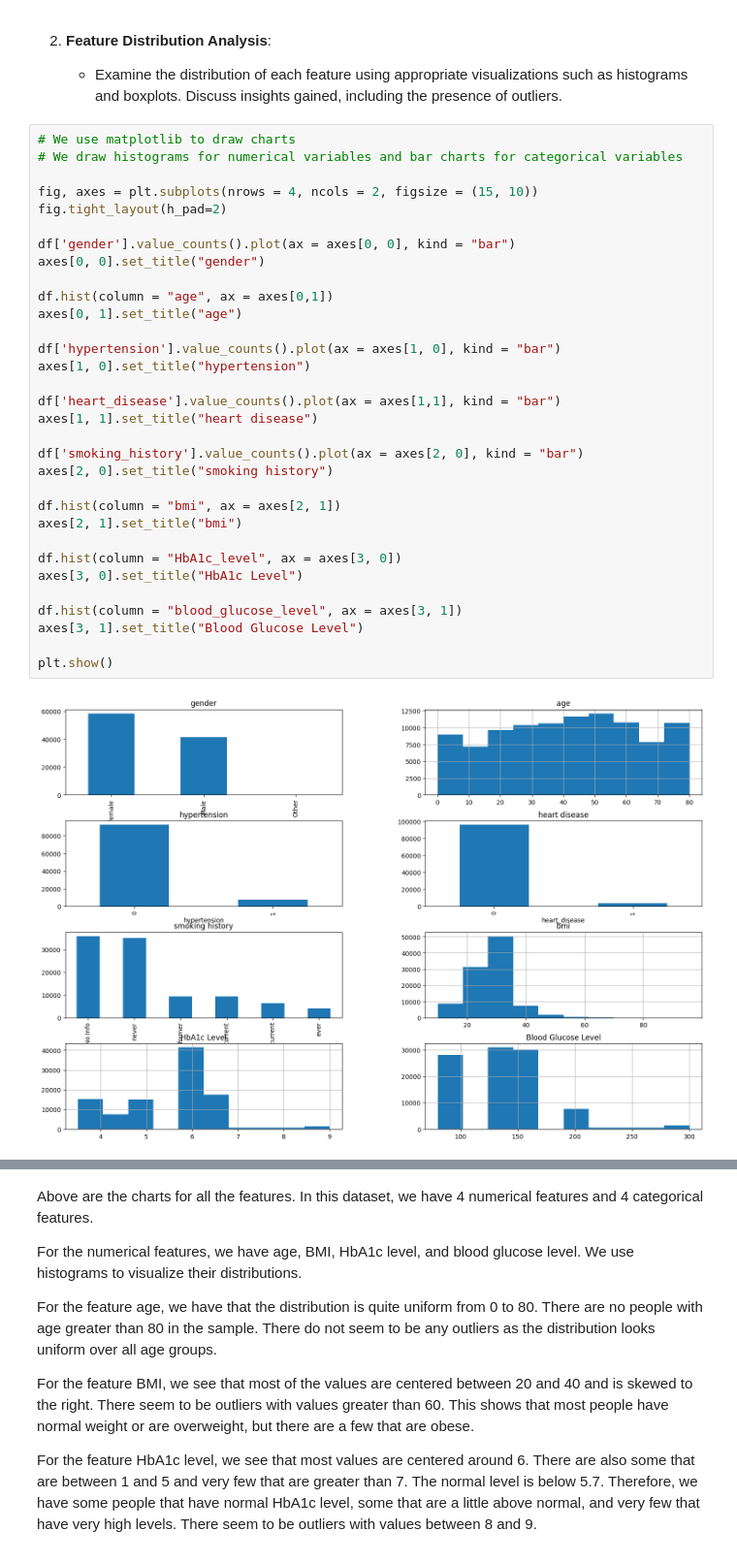
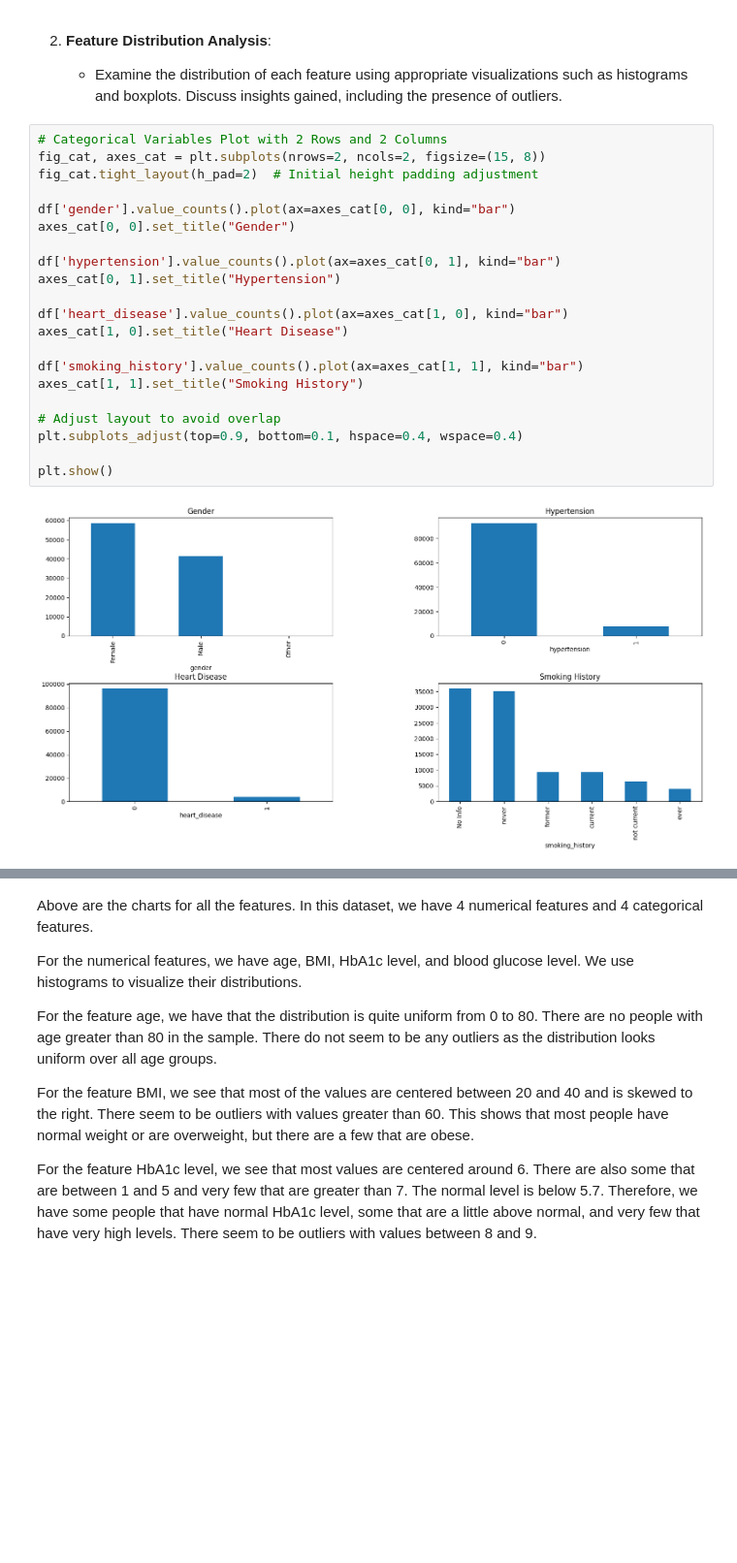
Before and after one commit to JoeZhang1000/CSI4106-Assignment-2, a Jupyter notebook: Joe_Zhang_Christian_Paravalos_CSI4106_Assignment_2_300245795_300231900.ipynb, the cells around one changed output, grey strips where cells are left out. Shown: that part at 97% size. Saved outputs shown, nothing was run; the diff lists cells and outputs as text; blank space fills up the shorter version.

```diff
--- a/Joe_Zhang_Christian_Paravalos_CSI4106_Assignment_2_300245795_300231900.ipynb
+++ b/Joe_Zhang_Christian_Paravalos_CSI4106_Assignment_2_300245795_300231900.ipynb
@@ -91,37 +92,26 @@ A summary of the attributes for each instance in the dataset and the target vari
 2. **Feature Distribution Analysis**:
 
     - Examine the distribution of each feature using appropriate visualizations such as histograms and boxplots. Discuss insights gained, including the presence of outliers.
-# %%
-# We use matplotlib to draw charts
-# We draw histograms for numerical variables and bar charts for categorical variables
-
-fig, axes = plt.subplots(nrows = 4, ncols = 2, figsize = (15, 10))
-fig.tight_layout(h_pad=2)
-
-df['gender'].value_counts().plot(ax = axes[0, 0], kind = "bar")
-axes[0, 0].set_title("gender")
-
-df.hist(column = "age", ax = axes[0,1])
-axes[0, 1].set_title("age")
-
-df['hypertension'].value_counts().plot(ax = axes[1, 0], kind = "bar")
-axes[1, 0].set_title("hypertension")
-
-df['heart_disease'].value_counts().plot(ax = axes[1,1], kind = "bar")
-axes[1, 1].set_title("heart disease")
-
-df['smoking_history'].value_counts().plot(ax = axes[2, 0], kind = "bar")
-axes[2, 0].set_title("smoking history")
-
-df.hist(column = "bmi", ax = axes[2, 1])
-axes[2, 1].set_title("bmi")
-
-df.hist(column = "HbA1c_level", ax = axes[3, 0])
-axes[3, 0].set_title("HbA1c Level")
-
-df.hist(column = "blood_glucose_level", ax = axes[3, 1])
-axes[3, 1].set_title("Blood Glucose Level")
-
-plt.show()
-# %% [output]
-[figure, removed]
+# %%
+# Categorical Variables Plot with 2 Rows and 2 Columns
+fig_cat, axes_cat = plt.subplots(nrows=2, ncols=2, figsize=(15, 8))
+fig_cat.tight_layout(h_pad=2)  # Initial height padding adjustment
+
+df['gender'].value_counts().plot(ax=axes_cat[0, 0], kind="bar")
+axes_cat[0, 0].set_title("Gender")
+
+df['hypertension'].value_counts().plot(ax=axes_cat[0, 1], kind="bar")
+axes_cat[0, 1].set_title("Hypertension")
+
+df['heart_disease'].value_counts().plot(ax=axes_cat[1, 0], kind="bar")
+axes_cat[1, 0].set_title("Heart Disease")
+
+df['smoking_history'].value_counts().plot(ax=axes_cat[1, 1], kind="bar")
+axes_cat[1, 1].set_title("Smoking History")
+
+# Adjust layout to avoid overlap
+plt.subplots_adjust(top=0.9, bottom=0.1, hspace=0.4, wspace=0.4)
+
+plt.show()
+# %% [output]
+[figure, added]
```
Also changed, not shown: parts of 7 cells of this notebook.
